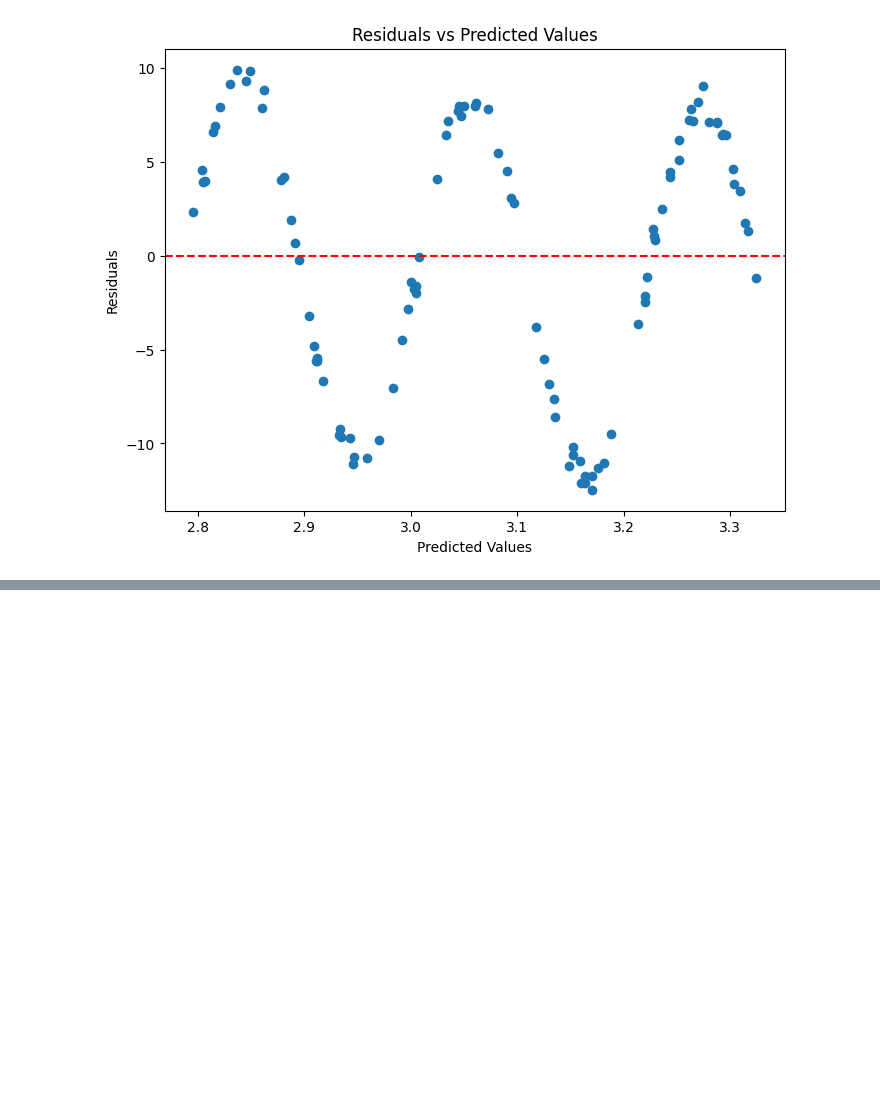
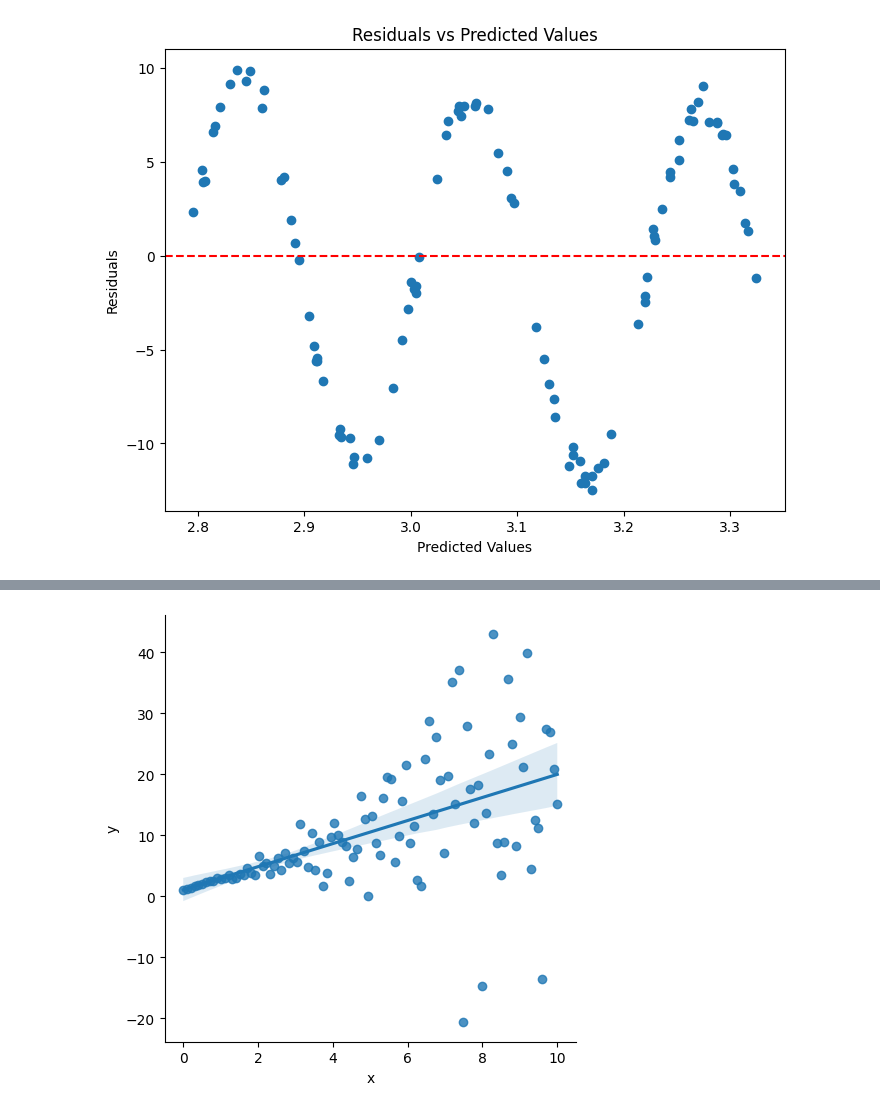
Before and after one commit to Danishdbu/ml1_Danish, a Jupyter notebook: AssumptionOF_LR.ipynb, the cells around one changed output, grey strips where cells are left out. Cells and saved outputs as stored; diff of their text form; code cells hidden in the pictures; blank space fills up the shorter version.

```diff
--- a/AssumptionOF_LR.ipynb
+++ b/AssumptionOF_LR.ipynb
@@ -386,0 +619,21 @@ plt.show()
+# %%
+import numpy as np
+import seaborn as sns
+import matplotlib.pyplot as plt
+
+# Set a random seed for reproducibility
+np.random.seed(42)
+
+# Generate synthetic data with more pronounced heteroscedasticity
+x = np.linspace(0, 10, 100)
+y = 2 * x + 1 + np.random.normal(0, (0.5 * x) ** 2, len(x))
+
+# Create a DataFrame with the generated data
+data = {'x': x, 'y': y}
+df = pd.DataFrame(data)
+
+# Plot the lmplot with confidence intervals
+sns.lmplot(x='x', y='y', data=df, ci=95)
+plt.show()
+# %% [output]
+[figure, added]
```
Also changed, not shown: parts of 9 cells of this notebook.
